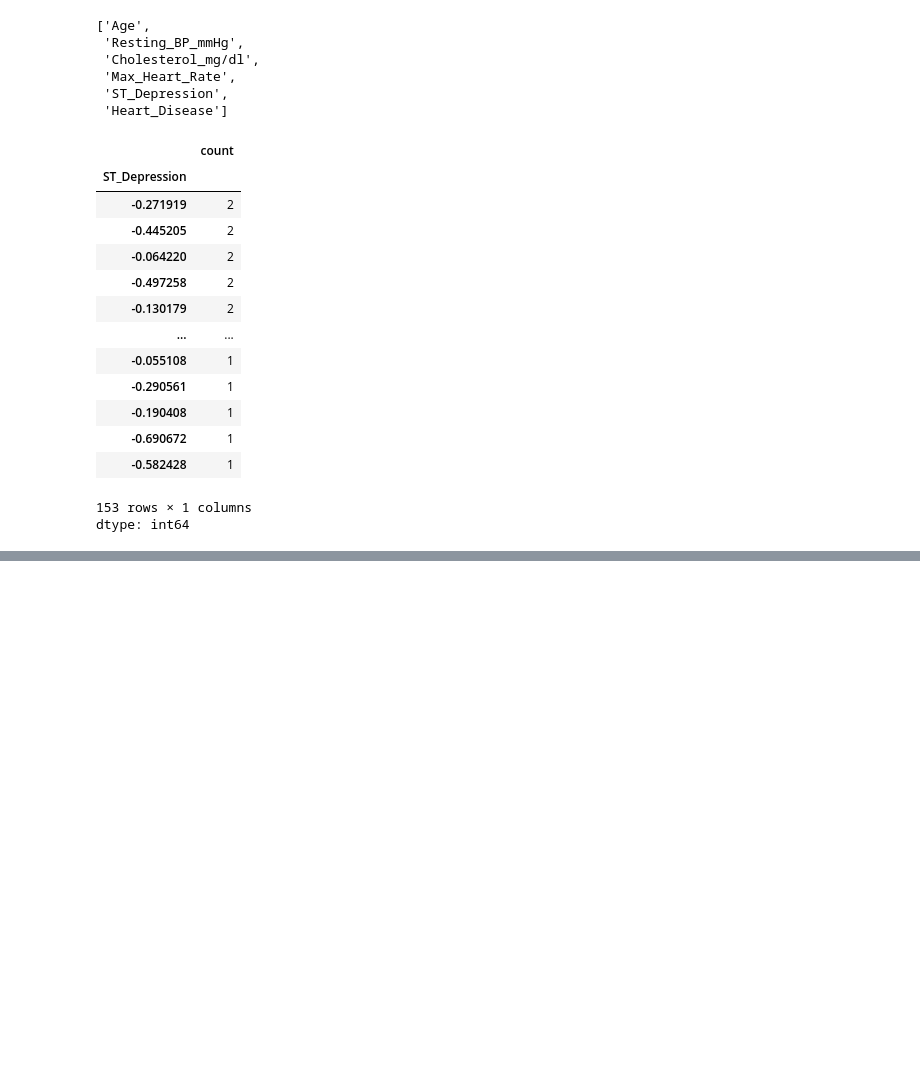
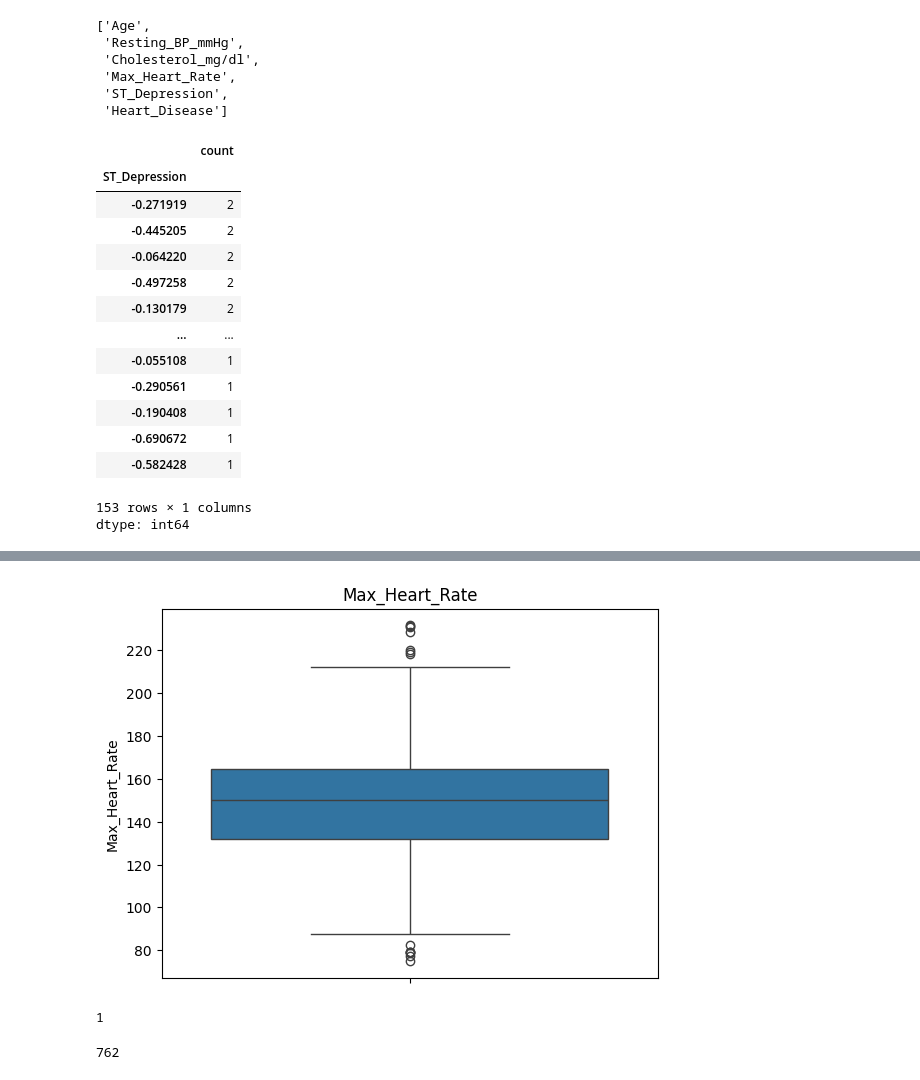
Before and after one commit to Mazen-Morsy/ML-Final, a Jupyter notebook: Heart_Disease_prediction.ipynb, the cells around one changed output, grey strips where cells are left out. Saved outputs shown, nothing was run; the diff lists cells and outputs as text; code cells hidden in the pictures; blank space fills up the shorter version.

```diff
--- a/Heart_Disease_prediction.ipynb
+++ b/Heart_Disease_prediction.ipynb
@@ -210,0 +297,16 @@ df = df.drop_duplicates()
+# %%
+df = df[df['Max_Heart_Rate'] < 250] # removing outliers
+# %%
+sns.boxplot(df['Max_Heart_Rate'])
+plt.title('Max_Heart_Rate')
+plt.show()
+# %% [output]
+[figure, added]
+# %%
+len(df[df['Resting_BP_mmHg'] > 220]['Resting_BP_mmHg']) # bnshof 3dd el outliers
+# %% [output]
+1
+# %%
+len(df['Resting_BP_mmHg'])
+# %% [output]
+762
```
Also changed, not shown: parts of 28 cells of this notebook.
